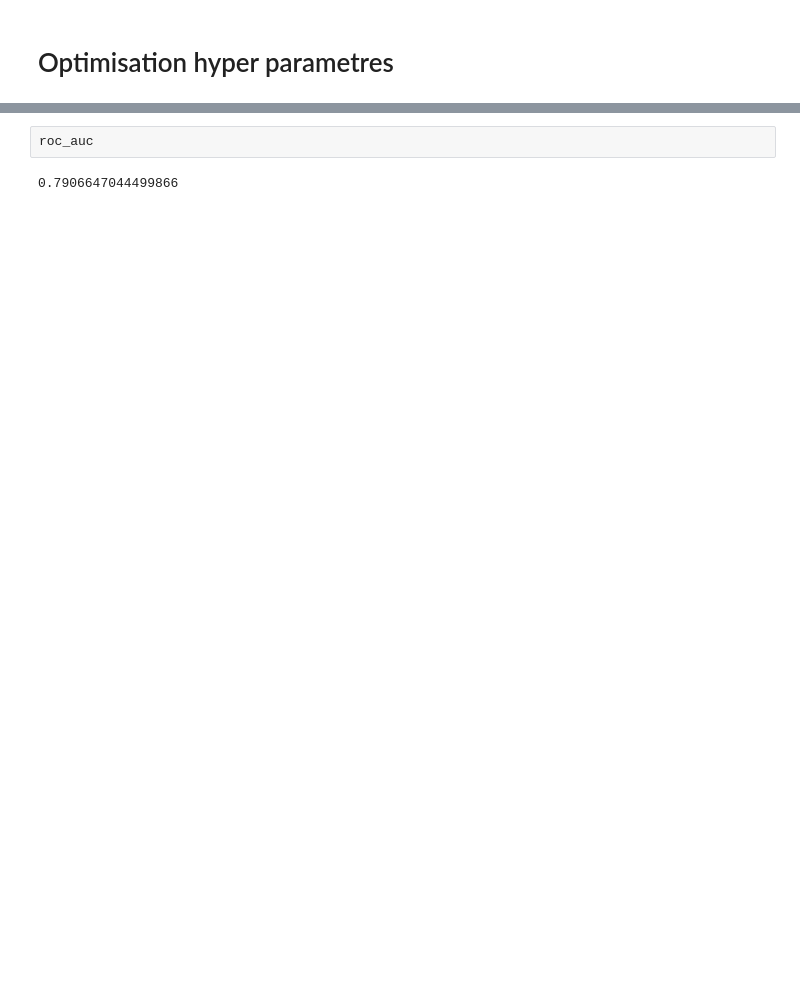
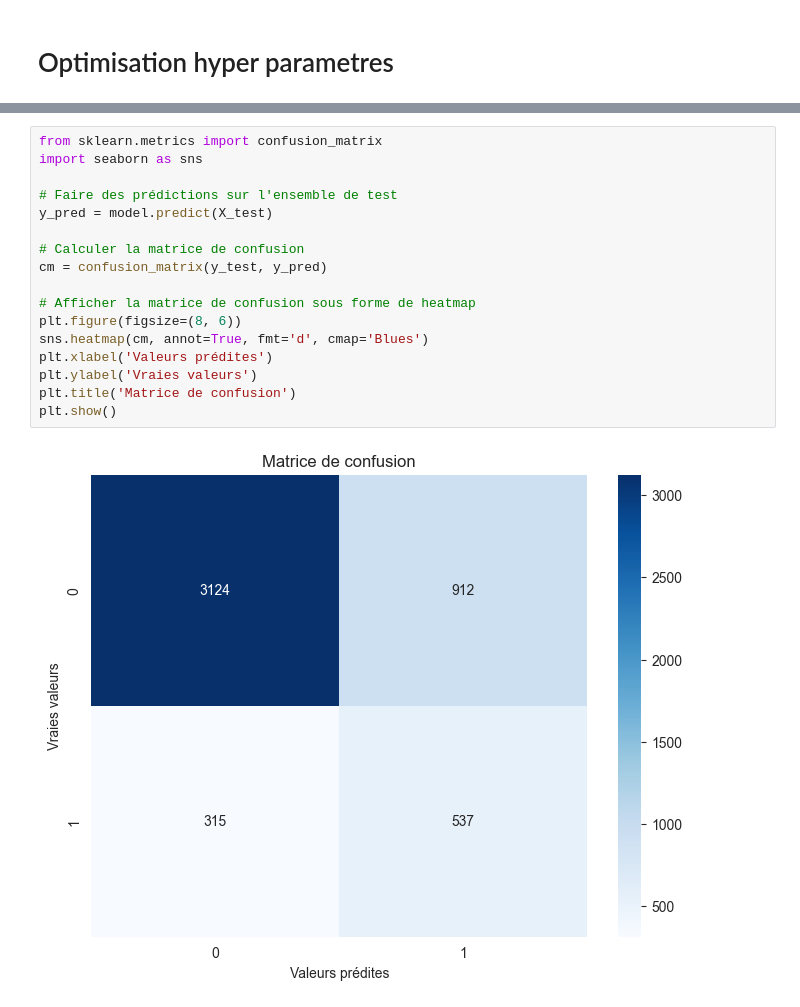
Before and after one commit to samuel-LP/Challenge-Credit-Logement, a Jupyter notebook: Notebooks/XGB_RF.ipynb, the cells around one changed output, grey strips where cells are left out. Cells and saved outputs as stored; diff of their text form; blank space fills up the shorter version.

```diff
--- a/Notebooks/XGB_RF.ipynb
+++ b/Notebooks/XGB_RF.ipynb
@@ -132,7 +179,22 @@ plt.show()
 # %%
-roc_auc
+from sklearn.metrics import confusion_matrix
+import seaborn as sns
+
+# Faire des prédictions sur l'ensemble de test
+y_pred = model.predict(X_test)
+
+# Calculer la matrice de confusion
+cm = confusion_matrix(y_test, y_pred)
+
+# Afficher la matrice de confusion sous forme de heatmap
+plt.figure(figsize=(8, 6))
+sns.heatmap(cm, annot=True, fmt='d', cmap='Blues')
+plt.xlabel('Valeurs prédites')
+plt.ylabel('Vraies valeurs')
+plt.title('Matrice de confusion')
+plt.show()
 # %% [output]
-0.7906647044499866
+[figure, added]
 # %%
 import shap
 
```
Also changed, not shown: parts of 18 cells of this notebook.
